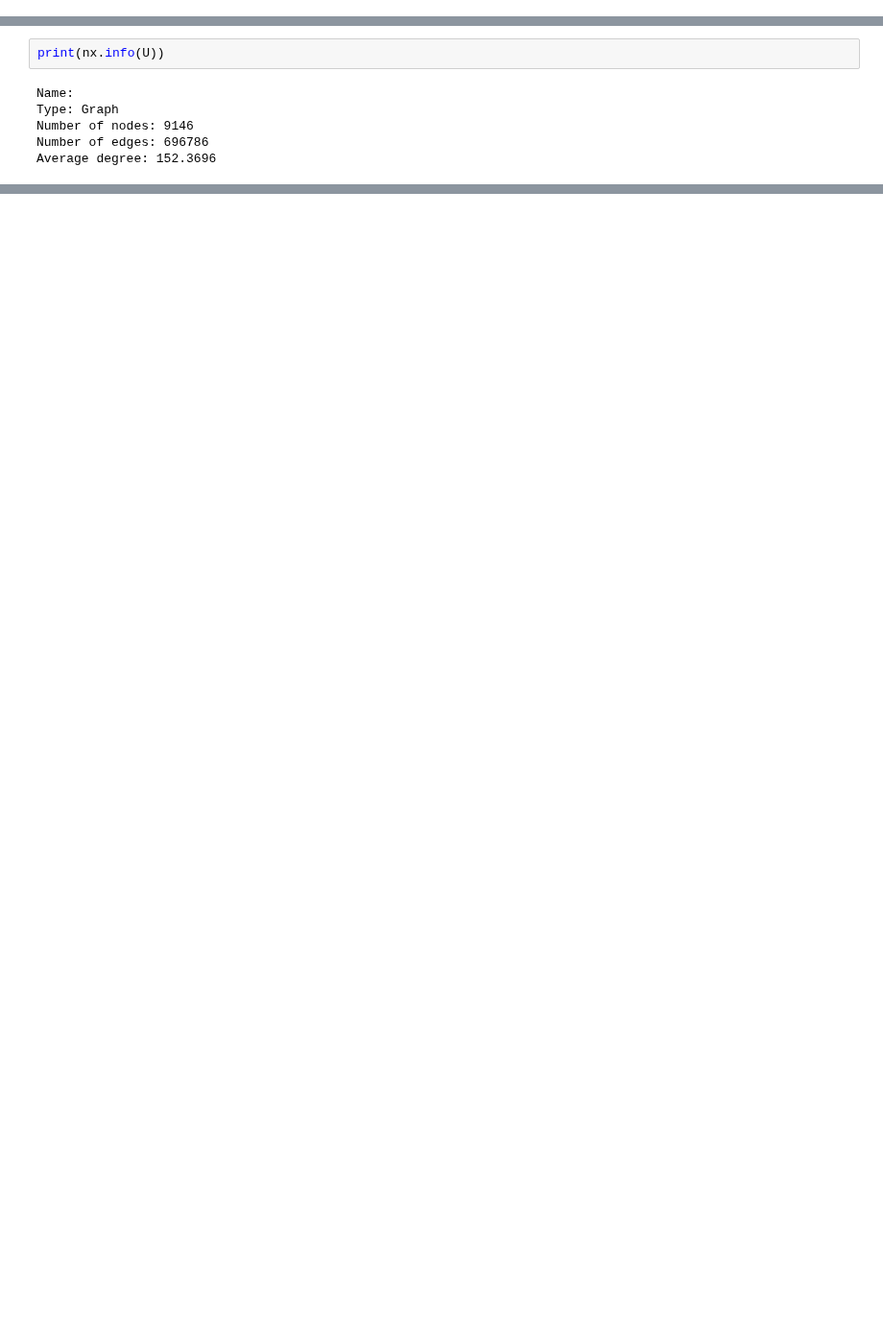
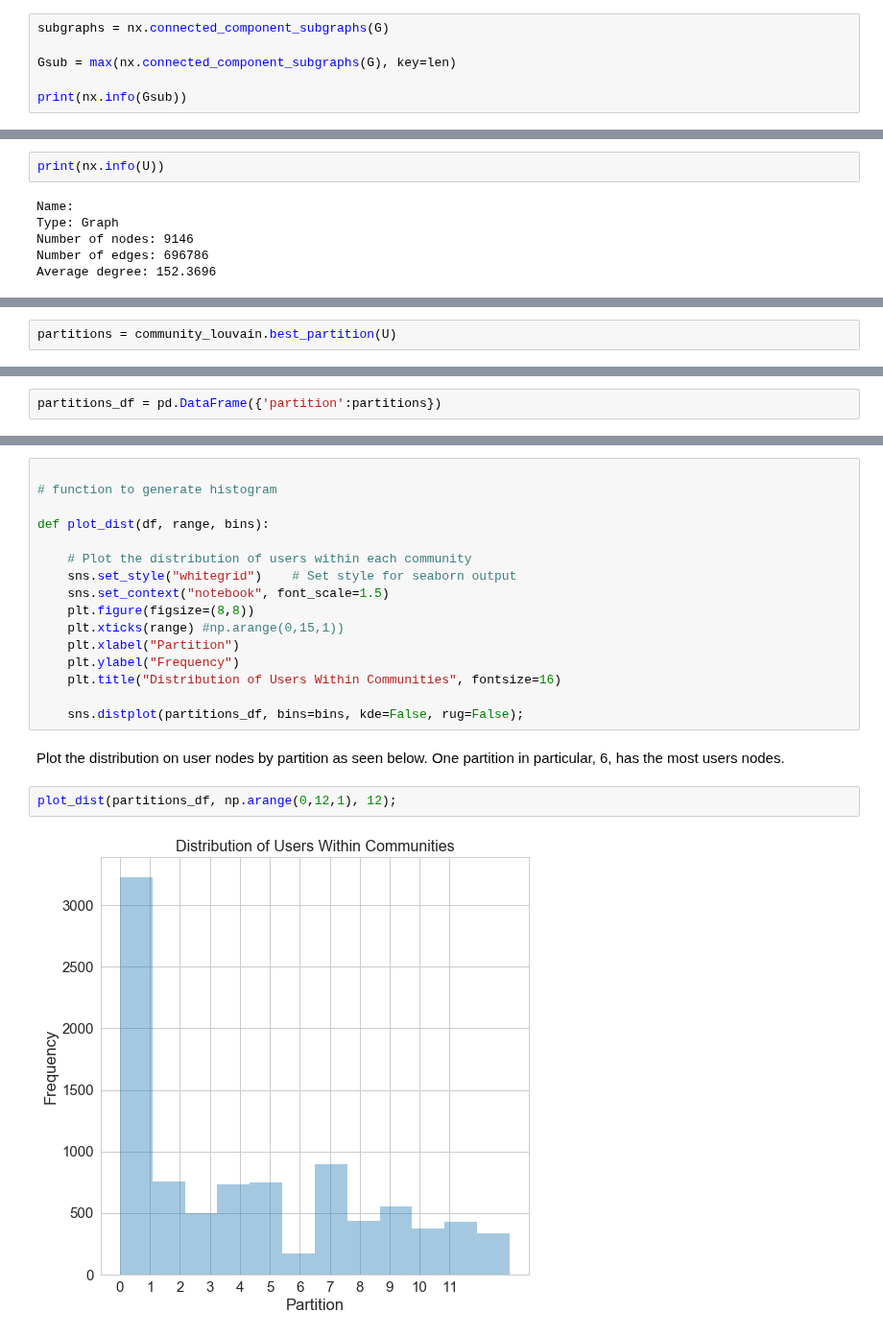
Before and after one commit to kfolsom98/DATA620, a Jupyter notebook: Project2/code/Project2.ipynb, the cells around one changed output, grey strips where cells are left out. Shown at 96% size. Drawn from its saved outputs; the diff is of its cells as text; blank space fills up the shorter version.

```diff
--- a/Project2/code/Project2.ipynb
+++ b/Project2/code/Project2.ipynb
@@ -133,0 +174,6 @@ len(businesses), len(users)
+# %%
+subgraphs = nx.connected_component_subgraphs(G)
+
+Gsub = max(nx.connected_component_subgraphs(G), key=len)
+
+print(nx.info(Gsub))
@@ -215,0 +243,2 @@ nx.draw(wsub3, spring_pos, node_size=[v*20 for v in wsub3.degree().values()], wi
+# %%
+partitions = community_louvain.best_partition(U)
@@ -215,0 +265,2 @@ nx.draw(wsub3, spring_pos, node_size=[v*20 for v in wsub3.degree().values()], wi
+# %%
+partitions_df = pd.DataFrame({'partition':partitions})
@@ -215,0 +269,22 @@ nx.draw(wsub3, spring_pos, node_size=[v*20 for v in wsub3.degree().values()], wi
+# %%
+
+# function to generate histogram
+
+def plot_dist(df, range, bins):
+
+    # Plot the distribution of users within each community
+    sns.set_style("whitegrid")    # Set style for seaborn output
+    sns.set_context("notebook", font_scale=1.5)
+    plt.figure(figsize=(8,8))
+    plt.xticks(range) #np.arange(0,15,1))
+    plt.xlabel("Partition")
+    plt.ylabel("Frequency")
+    plt.title("Distribution of Users Within Communities", fontsize=16)
+
+    sns.distplot(partitions_df, bins=bins, kde=False, rug=False);
+# %% [markdown]
+Plot the distribution on user nodes by partition as seen below.  One partition in particular, 6, has the most users nodes.
+# %%
+plot_dist(partitions_df, np.arange(0,12,1), 12);
+# %% [output]
+[figure, added]
```
Also changed, not shown: parts of 121 cells of this notebook.
